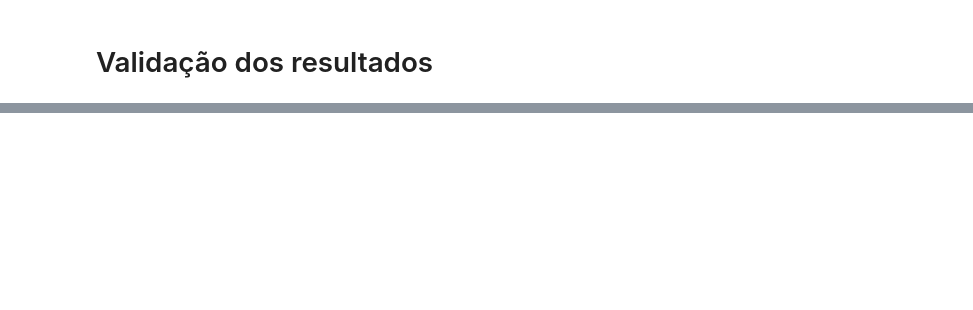
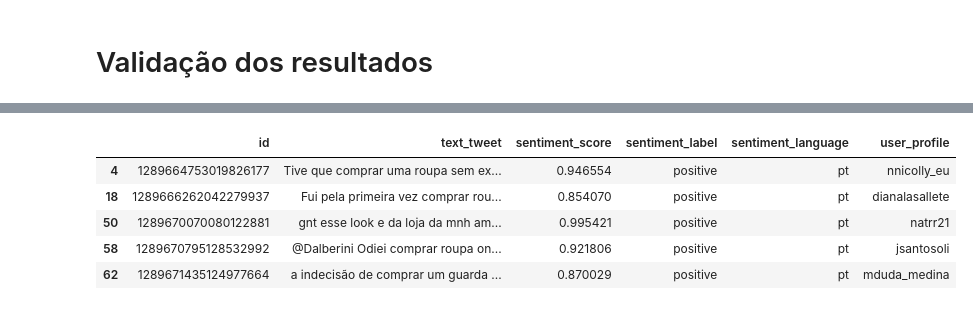
Before and after one commit to whrocha/d4p-hackathon-santander-datachallenge, a Jupyter notebook: hackathon-data-challenge.ipynb, the cells around one changed output, grey strips where cells are left out. Cells and saved outputs as stored; diff of their text form; code cells hidden in the pictures; blank space fills up the shorter version.

```diff
--- a/hackathon-data-challenge.ipynb
+++ b/hackathon-data-challenge.ipynb
@@ -97,0 +232,11 @@ a = 1
+# %%
+df_final = df[(df.sentiment_label == 'positive') & (df.sentiment_score >= 0.8)]
+# %%
+df_final.head()
+# %% [output]
+|  | id | text_tweet | sentiment_score | sentiment_label | sentiment_language | user_profile |
+| 4 | 1289664753019826177 | Tive que comprar uma roupa sem ex... | 0.946554 | positive | pt | nnicolly_eu |
+| 18 | 1289666262042279937 | Fui pela primeira vez comprar rou... | 0.854070 | positive | pt | dianalasallete |
+| 50 | 1289670070080122881 | gnt esse look e da loja da mnh am... | 0.995421 | positive | pt | natrr21 |
+| 58 | 1289670795128532992 | @Dalberini Odiei comprar roupa on... | 0.921806 | positive | pt | jsantosoli |
+| 62 | 1289671435124977664 | a indecisão de comprar um guarda ... | 0.870029 | positive | pt | mduda_medina |
```
Also changed, not shown: parts of 23 cells of this notebook, 1 other file.
